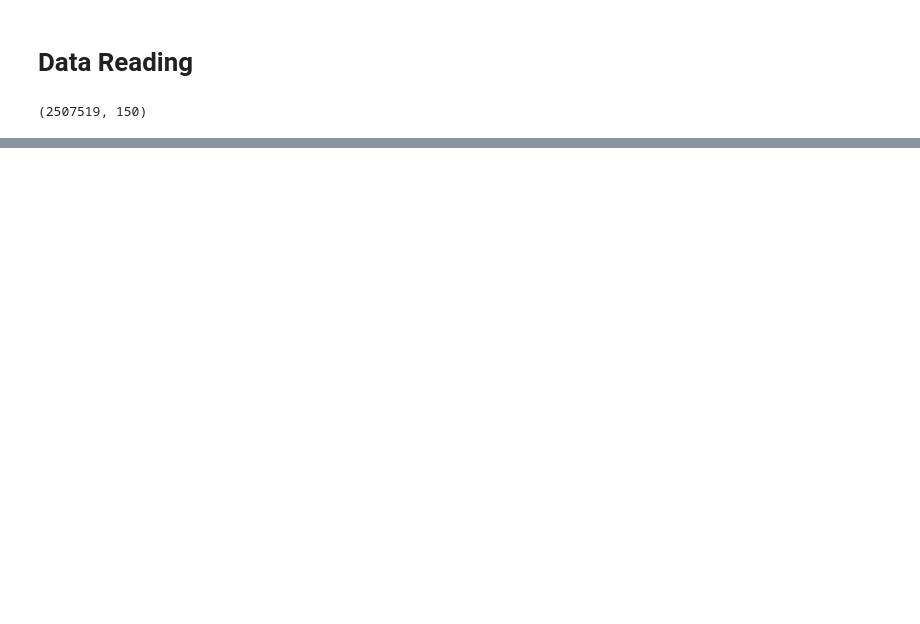
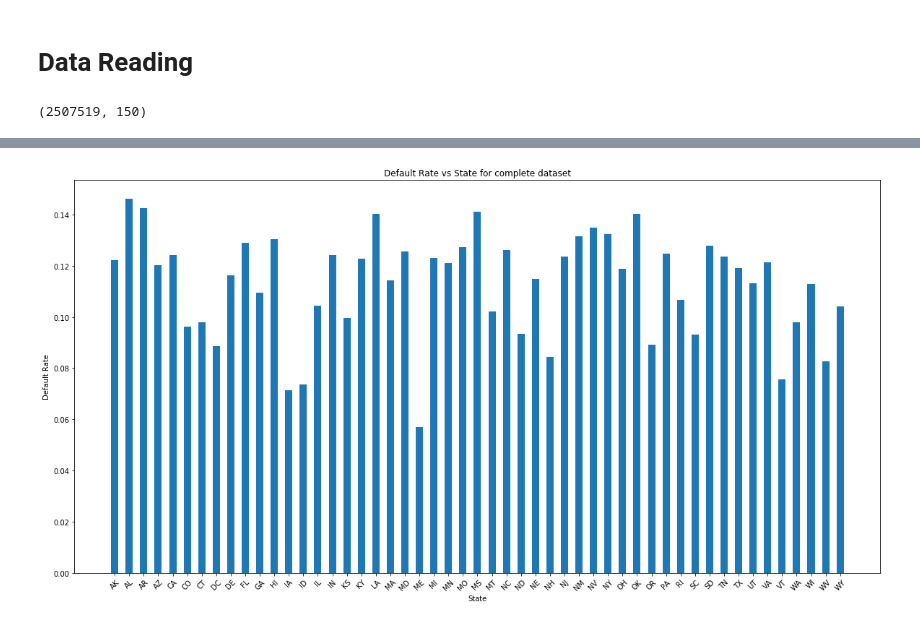
Before and after one commit to 180492sunney/risk_project, a Jupyter notebook: Risk_Project.ipynb, the cells around one changed output, grey strips where cells are left out. Cells and saved outputs as stored; diff of their text form; code cells hidden in the pictures; blank space fills up the shorter version.

```diff
--- a/Risk_Project.ipynb
+++ b/Risk_Project.ipynb
@@ -30,0 +79,36 @@ loan_data.to_csv("LendingClub_website/combined_data.csv")
+# %%
+def calculate_default_rate(loan_data,num_of_loans_each_state,term='Full'):
+    if term=='Full':
+        df = loan_data
+        title = 'complete dataset'
+    elif term == '60':
+        df = loan_data[loan_data['term']==' 60 months']
+        title = '60 months term loans'
+    elif term == '36':
+        df = loan_data[loan_data['term']==' 36 months']
+        title = '36 months term loans'
+    total_loans_each_state = df[['id','addr_state']].groupby('addr_state').agg(['count'])['id']
+    a = df[['id','addr_state','loan_status']].groupby(['loan_status','addr_state']).agg(['count'])
+    chg_off = a.loc['Charged Off',:]['id']
+    defaulted = a.loc['Default',:]['id']
+    final_default = []
+    for index,row in chg_off.iterrows():
+        if index in defaulted.index:
+            final_default.append(row[0]+defaulted.loc[index,'count'])
+        else:
+            final_default.append(row[0])
+    final_default = pd.DataFrame(zip(*[final_default,list(chg_off.index)]),columns=['count','state'])
+    final_default_rate = np.array(final_default['count'])/np.array(total_loans_each_state['count'])
+    final_default_rate = pd.DataFrame(zip(*[final_default_rate, list(final_default['state'])]),columns=['default rate','state'])
+    plt.figure(figsize=(20,10))
+    plt.bar(final_default_rate['state'],final_default_rate['default rate'],width=0.5)
+    plt.xlabel("State")
+    plt.ylabel("Default Rate")
+    plt.title("Default Rate vs State for " + title)
+    plt.xticks(rotation=45)
+    plt.show()
+    return final_default_rate
+# %%
+def_rate_full = calculate_default_rate(loan_data,num_of_loans_each_state,term='Full')
+# %% [output]
+[figure, added]
```
Also changed, not shown: parts of 14 cells of this notebook.
